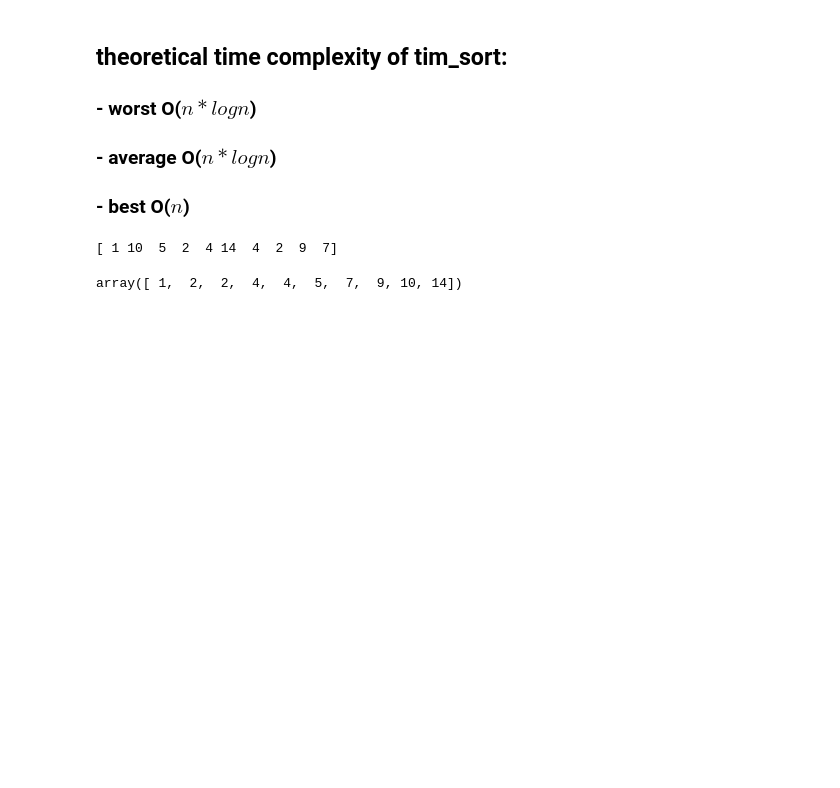
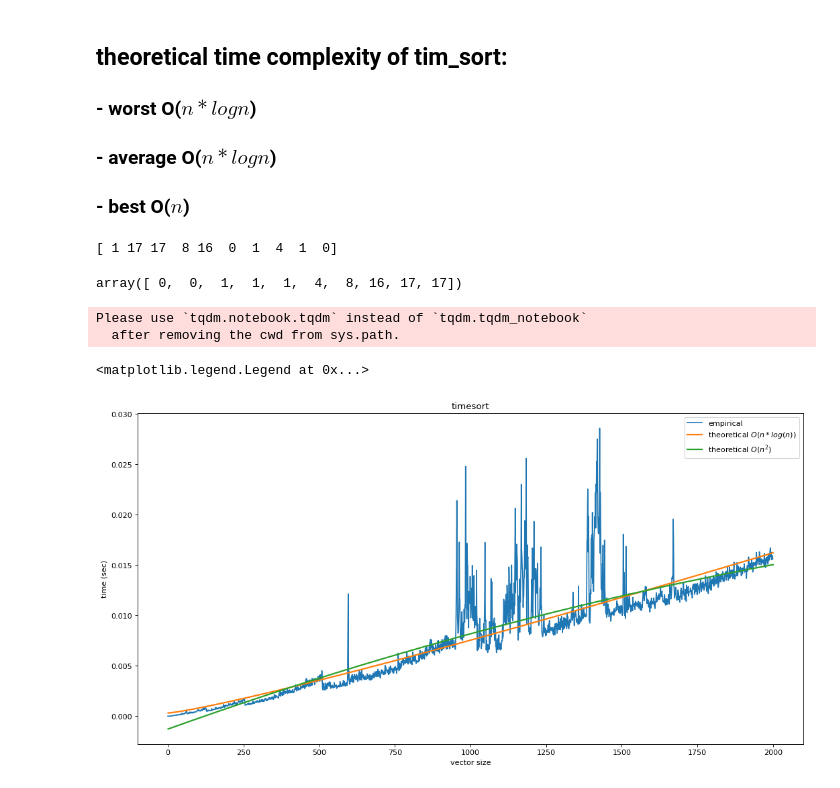
Before and after one commit to OnlyOneUseAcc/algorithms-RD-practise, a Jupyter notebook: tasks/task-1/task1.ipynb, the cells around one changed output. Drawn from its saved outputs; the diff is of its cells as text; code cells hidden in the pictures; blank space fills up the shorter version.

```diff
--- a/tasks/task-1/task1.ipynb
+++ b/tasks/task-1/task1.ipynb
@@ -352,7 +404,8 @@ def merge(vector, l, m, r):
 
 # Iterative tim_sort function to sort the
 # vector[0...n-1] (similar to merge sort)
-def tim_sort(vector, n):
+def tim_sort(vector):
+    n = vector.shape[0]
     min_run = calc_min_run(n)
 
     # Sort individual subarrays of size RUN
@@ -385,8 +438,39 @@ def tim_sort(vector, n):
 # %%
 vector = np.random.choice(range(0, BORDER), size=n, replace=True)
 print(vector)
-vector = tim_sort(vector, n)
+vector = tim_sort(vector)
 vector
 # %% [output]
-[ 1 10  5  2  4 14  4  2  9  7]
+[ 1 17 17  8 16  0  1  4  1  0]
-array([ 1,  2,  2,  4,  4,  5,  7,  9, 10, 14])
+array([ 0,  0,  1,  1,  1,  4,  8, 16, 17, 17])
+# %%
+times_tim_sort = calc_times(tim_sort)
+# %% [output]
+Please use `tqdm.notebook.tqdm` instead of `tqdm.tqdm_notebook`
+  after removing the cwd from sys.path.
+# %%
+plt.figure(figsize=(16, 8), dpi=80)
+
+plt.plot(np.arange(len(times_tim_sort)), times_tim_sort, label='empirical')
+
+X = np.log(np.arange(1, len(times_tim_sort)+1)) * np.arange(1, len(times_tim_sort)+1)
+coef = np.polyfit(X, times_tim_sort, deg=1)
+y = np.polyval(coef, X)
+
+plt.plot(np.arange(1, len(times_tim_sort)+1), y, label='theoretical $O(n*log(n))$', linewidth=2)
+
+
+X = np.arange(1, len(times_tim_sort)+1)
+coef = np.polyfit(X, times_tim_sort, deg=2)
+y = np.polyval(coef, X)
+
+plt.plot(np.arange(1, len(times_tim_sort)+1), y, label='theoretical $O(n^2)$', linewidth=2)
+
+
+plt.ylabel("time (sec)")
+plt.xlabel("vector size")
+plt.title("timesort")
+plt.legend()
+# %% [output]
+<matplotlib.legend.Legend at 0x...>
+[figure, added]
```
Also changed, not shown: parts of 14 cells of this notebook.
